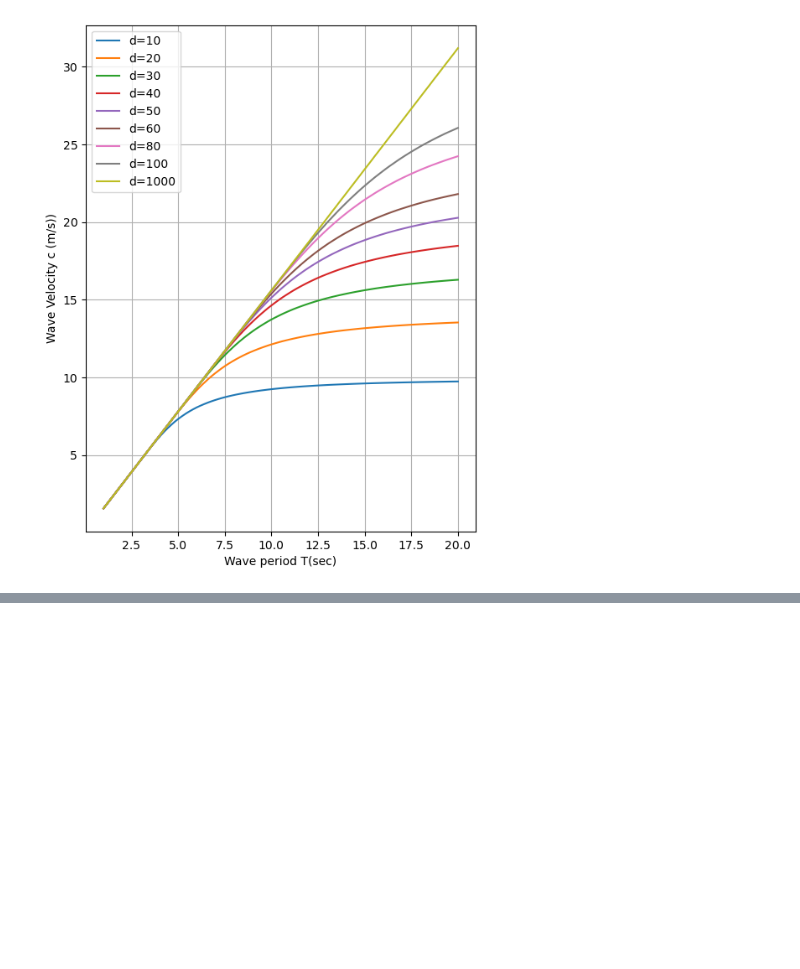
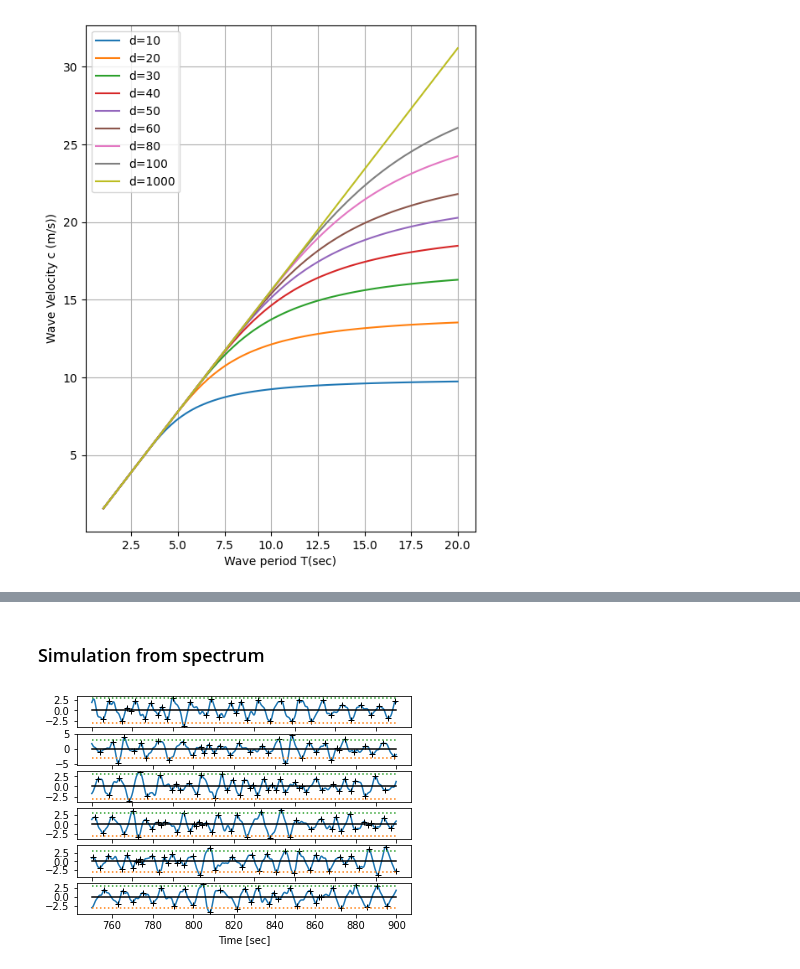
Before and after one commit to famiuer/EnvironmentalStudy, a Jupyter notebook: Examples/3 Wave.ipynb, the cells around one changed output, grey strips where cells are left out. Drawn from its saved outputs; the diff is of its cells as text; code cells hidden in the pictures; blank space fills up the shorter version.

```diff
--- a/Examples/3 Wave.ipynb
+++ b/Examples/3 Wave.ipynb
@@ -278,0 +133,9 @@ ax.legend()
+# %% [markdown]
+### Simulation from spectrum
+# %%
+import wafo.objects as wo
+xs = TSdata.sim(ns=9000, dt=0.1) #(15 minutes)
+ts = wo.mat2timeseries(xs)
+h=ts.plot_wave('-')
+# %% [output]
+[figure, added]
```
Also changed, not shown: parts of 20 cells of this notebook.
